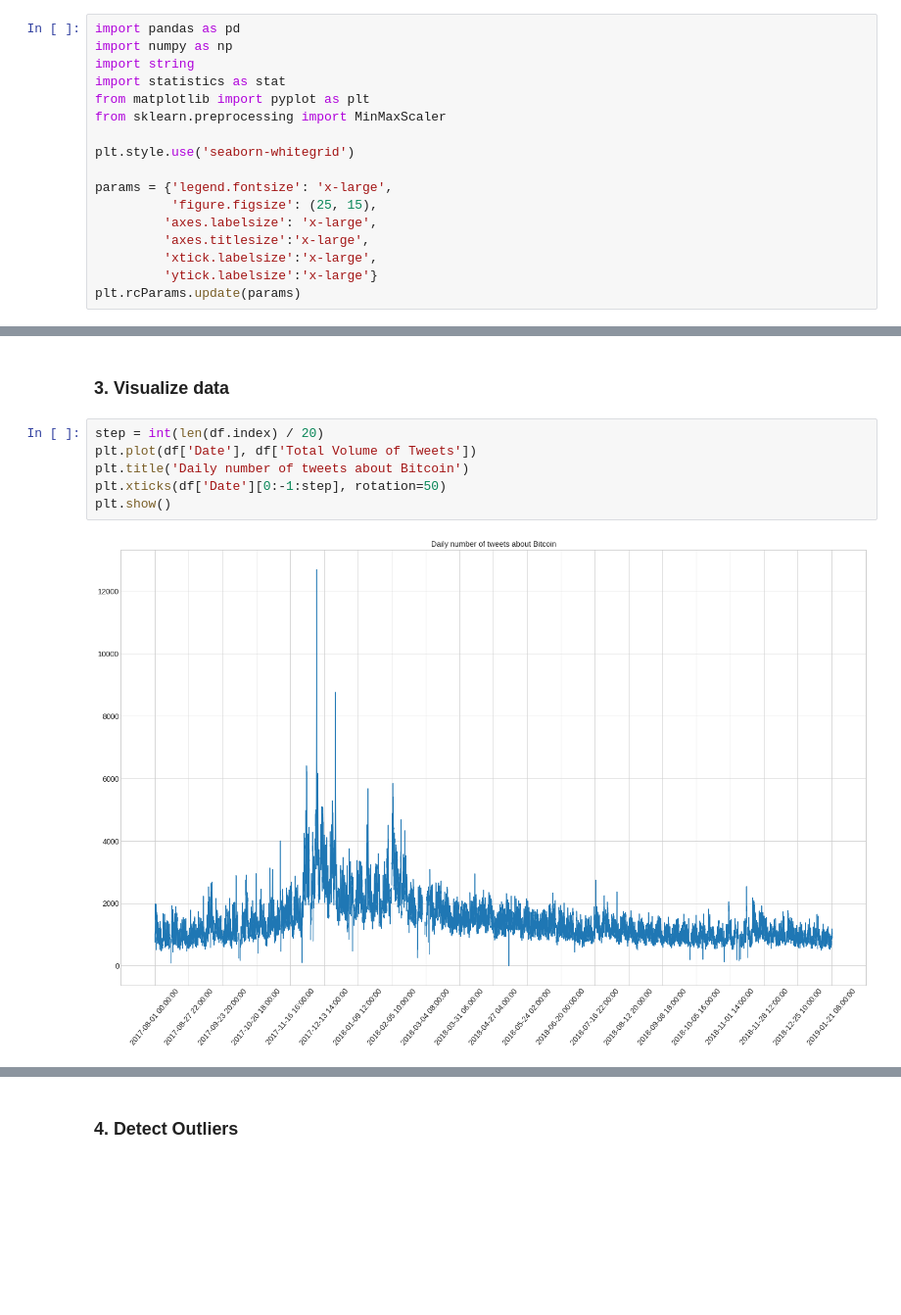
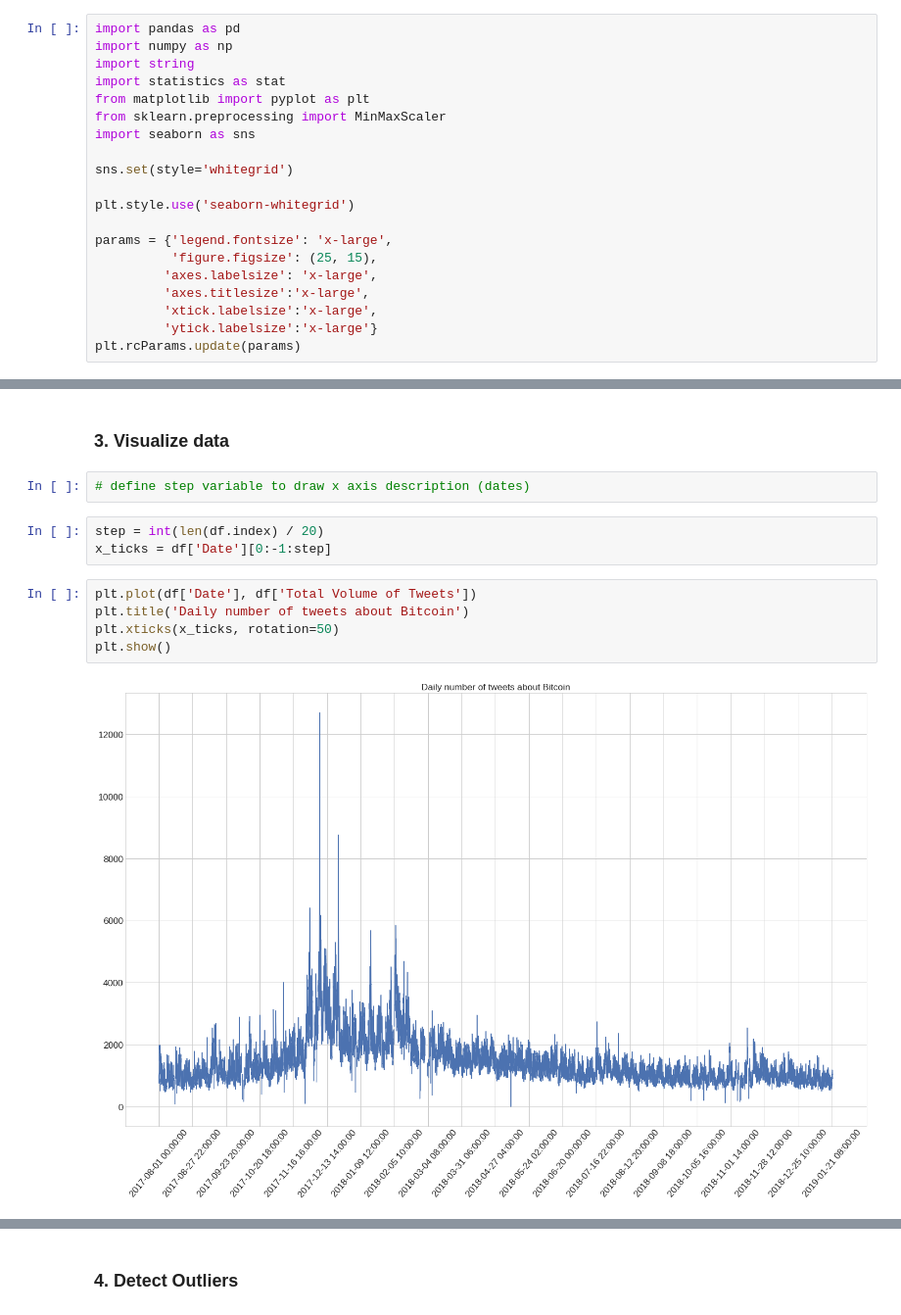
Before and after one commit to szanuje/ml, a Jupyter notebook: lab4/lab4.ipynb, the cells around one changed output, grey strips where cells are left out. Shown at 98% size. Saved outputs shown, nothing was run; the diff lists cells and outputs as text; blank space fills up the shorter version.

```diff
--- a/lab4/lab4.ipynb
+++ b/lab4/lab4.ipynb
@@ -9,6 +10,9 @@ import string
 import statistics as stat
 from matplotlib import pyplot as plt
 from sklearn.preprocessing import MinMaxScaler
+import seaborn as sns
+
+sns.set(style='whitegrid')
 
 plt.style.use('seaborn-whitegrid')
 
@@ -39,13 +44,17 @@ df.head()
 # %% [markdown]
 ### 3. Visualize data
+# %%
+# define step variable to draw x axis description (dates)
+# %%
+step = int(len(df.index) / 20)
+x_ticks = df['Date'][0:-1:step]
 # %%
-step = int(len(df.index) / 20)
 plt.plot(df['Date'], df['Total Volume of Tweets'])
 plt.title('Daily number of tweets about Bitcoin')
-plt.xticks(df['Date'][0:-1:step], rotation=50)
+plt.xticks(x_ticks, rotation=50)
 plt.show()
 # %% [output]
-[figure, old version]
+[figure, new version]
 # %%
 plt.plot(df['Date'], df['High'])
 plt.title('Daily Bitcoin price')
```
Also changed, not shown: parts of 30 cells of this notebook.
